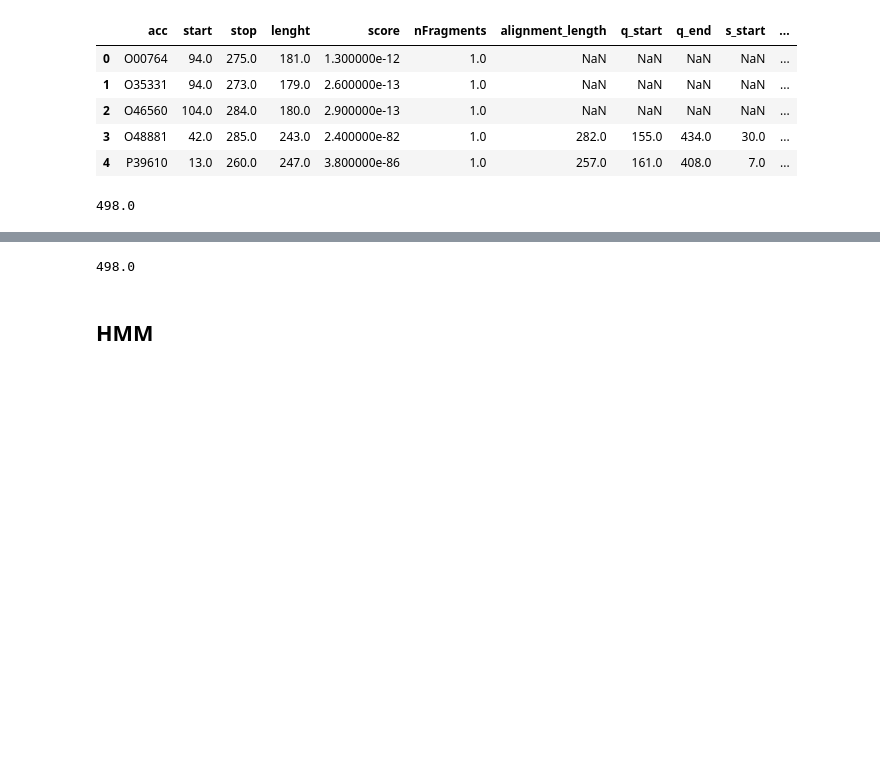
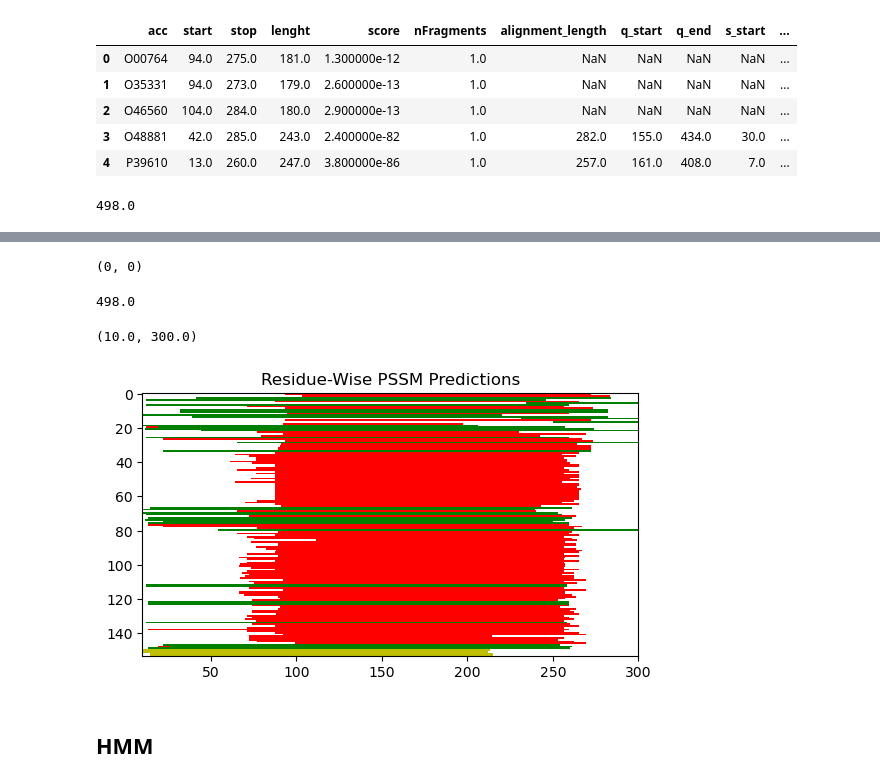
Before and after one commit to marcouderzo/BioData-PdxK-ThiD-FamilyModel, a Jupyter notebook: family.ipynb, the cells around one changed output, grey strips where cells are left out. Cells and saved outputs as stored; diff of their text form; code cells hidden in the pictures; blank space fills up the shorter version.

```diff
--- a/family.ipynb
+++ b/family.ipynb
@@ -379,3 +395,7 @@ def pred_pfam_overlap(a, b, c, d):
+# %%
+pfam_pred_overlap(1,4,10,20)
+# %% [output]
+(0, 0)
 # %%
 max(max(pssm_eval_df['stop']), max(pssm_eval_df['s_end']))
 # %% [output]
@@ -389,3 +403,50 @@ for i, r in pssm_eval_df.iterrows():
+# %%
+max_res = int(max(max(pssm_eval_df['stop']), max(pssm_eval_df['s_end'])))
+img = []
+for i, r in pssm_eval_df.iterrows():
+    try:
+        pfam_start = int(r['start'])
+        pfam_stop = int(r['stop'])
+    except:
+        pfam_start, pfam_stop = None, None
+    try:
+        subject_start = int(r['s_start'])
+        subject_stop = int(r['s_end'])
+    except:
+        subject_start, subject_stop = None, None
+    img_row = np.zeros((max_res))
+    # 0:TN (incomplete! count residues that are not in family or FPs)
+    # 1:TP
+    # 2:FN
+    # 3:FP
+    if subject_start == None: # pred start is nan -> FN
+        # No PSSM prediction
+        # all of PFAM range labled as FN
+        img_row[pfam_start:pfam_stop] = 2
+    elif pfam_start == None:
+        # There is a PSSM pred, but no pfam hit -> FP
+        img_row[subject_start:subject_stop] = 3
+    else:
+        TP_start, TP_stop = pfam_pred_overlap(pfam_start, pfam_stop, subject_start, subject_stop, op='both')
+        FP_start, FP_stop = pfam_pred_overlap(pfam_start, pfam_stop, subject_start, subject_stop, op='right')
+        FN_start, FN_stop = pfam_pred_overlap(pfam_start, pfam_stop, subject_start, subject_stop, op='left')
+        if TP_start != None:
+            img_row[TP_start:TP_stop] = 1
+        if FP_start != None:
+            img_row[FP_start:FP_stop] = 3
+        if FN_start != None:
+            img_row[FN_start:FN_stop] = 2
+    img.append(list(img_row))
+img = np.array(img)
+cmap = ListedColormap(['w', 'g', 'r', 'y'])
+plt.imshow(img, cmap=cmap, interpolation='nearest')
+plt.title("Residue-Wise PSSM Predictions")
+plt.xlim(10,300)
+        #print(TP_start,TP_stop)
+    #for j in range(max_res): # I can think of better ways than brute force, but this is good enough
+# %% [output]
+(10.0, 300.0)
+[figure, added]
 # %% [markdown]
 ## HMM
 # %%
```
Also changed, not shown: parts of 19 cells of this notebook.
